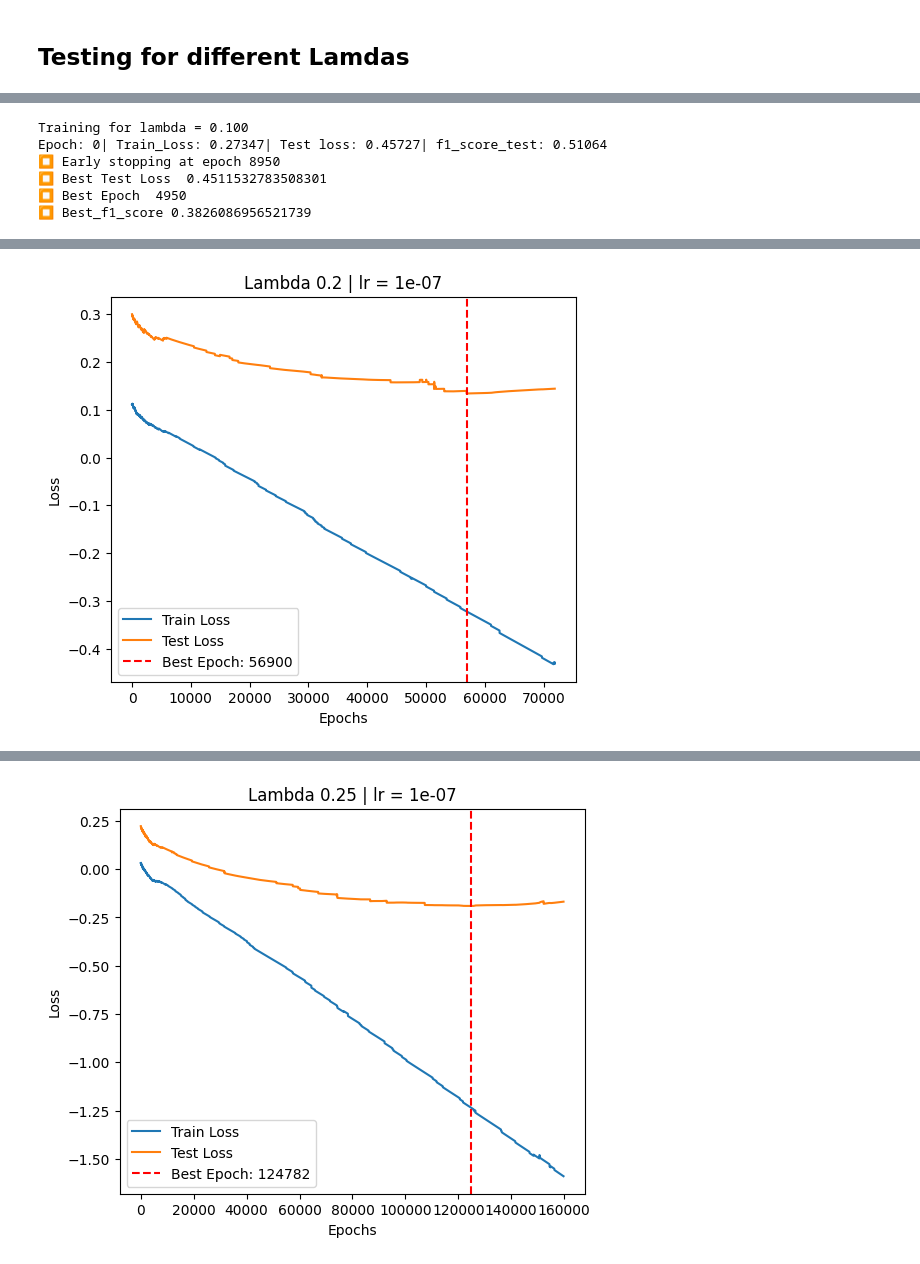
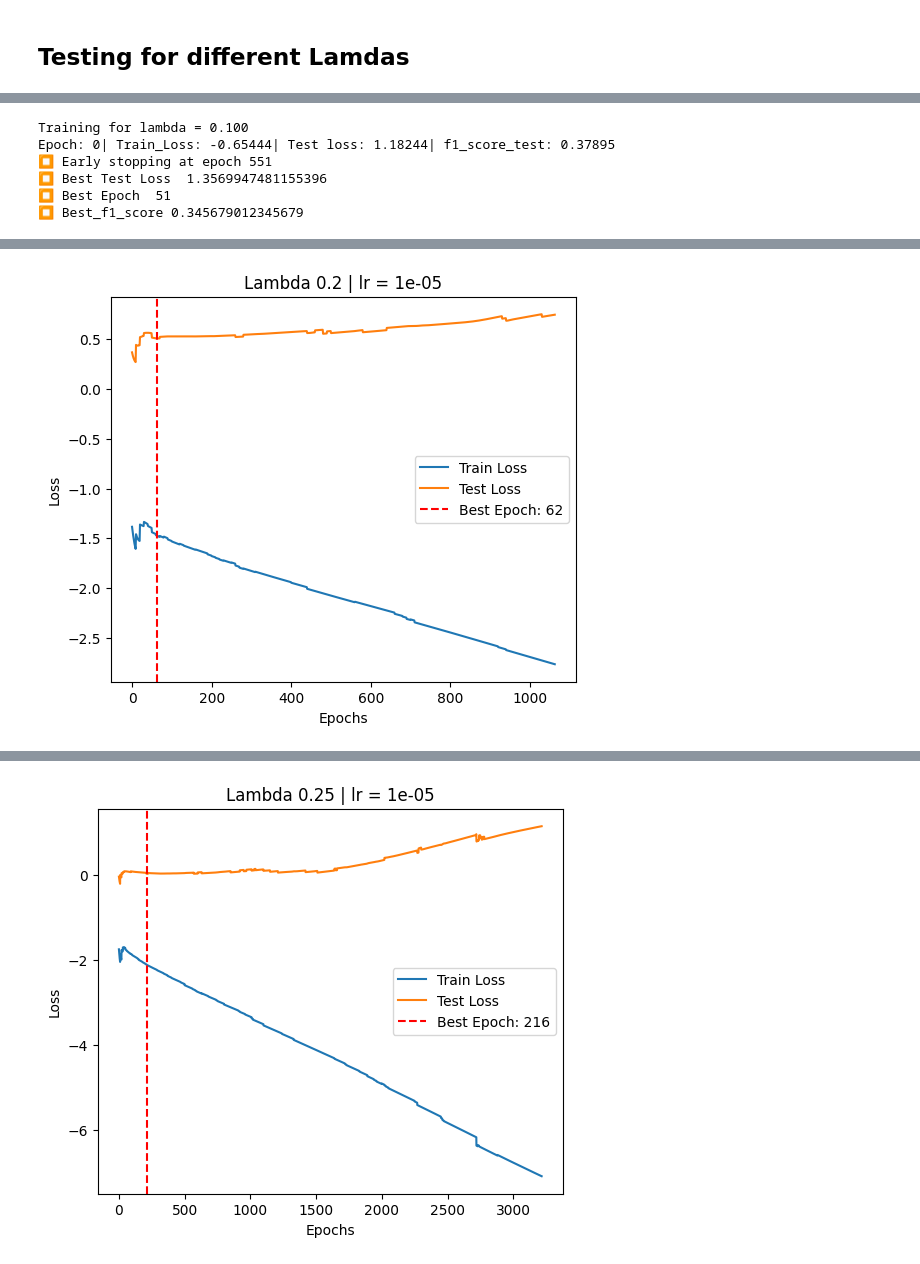
Before and after one commit to ahmedhammami2002/BachelorArbeitSoSe2025, a Jupyter notebook: Diabetes_Training.ipynb, the cells around one changed output, grey strips where cells are left out. Drawn from its saved outputs; the diff is of its cells as text; code cells hidden in the pictures.

Commit message:
did some changes to the parameters retrained all models and evaluations methods did some new plotting in test

```diff
--- a/Diabetes_Training.ipynb
+++ b/Diabetes_Training.ipynb
@@ -19,8 +19,8 @@ X_neg = X[y == 0]
 
 X_train, X_test, y_train, y_test = train_test_split(X,
                                                     y,
-                                                    test_size=0.3,
-                                                    random_state=4)
+                                                    test_size=0.2,
+                                                    random_state=42)
 # %% [markdown]
 ## 2. Model
 # %%
@@ -33,12 +33,12 @@ model = NeuralNetwork(X.shape[1], 200, 2)
 # %%
 from sklearn.metrics import f1_score, accuracy_score
 
-patience = 100
+patience = 500
 delta = 0.001
 best_test_loss = float('inf')
 counter = 0
 
-epochs = 1500
+epochs = 50000
 
 train_losses = []
 test_losses = []
@@ -178,9 +182,9 @@ G being the logit of that specific class and the approximation being the differe
 # %% [markdown]
 Calculating the counterfactuals for the negatively classified instances mutiple times during the training loop can be very costly. That justifies the use of use of an approximation
 # %%
-lamda = 0.05
-epochs = 1000
-lr = 0.0001
+lamda = 0.3
+epochs = 7000
+lr = 0.00001
 
 loaded_model = NeuralNetwork(X.shape[1], 200, 2)
 loaded_model.load_state_dict(torch.load(f=MODEL_SAVE_PATH))
@@ -256,9 +260,9 @@ plt.legend()
 ## Testing for different Lamdas
 # %%
 lambdas = [0.05,0.1,0.15,0.2,0.25,0.3]
-lr = 0.0000001
-patiences = [2000, 4000, 10000, 15000, 35000, 60000]
-starting_epoch =3000
+lr = 0.00001
+patiences = [500, 500, 500, 1000, 3000, 4000]
+starting_epoch =50
 delta = 0.001
 
 model1= NeuralNetwork(X.shape[1], 200, 2)
@@ -380,6 +384,6 @@ Epoch: 0| Train_Loss: 0.35424| Test loss: 0.53574| f1_score_test: 0.51064
 Training for lambda = 0.100
-Epoch: 0| Train_Loss: 0.27347| Test loss: 0.45727| f1_score_test: 0.51064
-⏹️ Early stopping at epoch 8950
-⏹️ Best Test Loss  0.4511532783508301
-⏹️ Best Epoch  4950
-⏹️ Best_f1_score 0.3826086956521739
+Epoch: 0| Train_Loss: -0.65444| Test loss: 1.18244| f1_score_test: 0.37895
+⏹️ Early stopping at epoch 551
+⏹️ Best Test Loss  1.3569947481155396
+⏹️ Best Epoch  51
+⏹️ Best_f1_score 0.345679012345679
@@ -410,2 +404,2 @@ Epoch: 70000| Train_Loss: -0.42109| Test loss: 0.14306| f1_score_test: 0.33028
-[figure, old version]
+[figure, new version]
 Training for lambda = 0.250
@@ -428,2 +411,2 @@ Epoch: 100000| Train_Loss: -0.98363| Test loss: -0.17288| f1_score_test: 0.28571
-[figure, old version]
+[figure, new version]
 Training for lambda = 0.300
```
Also changed, not shown: parts of 6 cells of this notebook, 12 other files.
